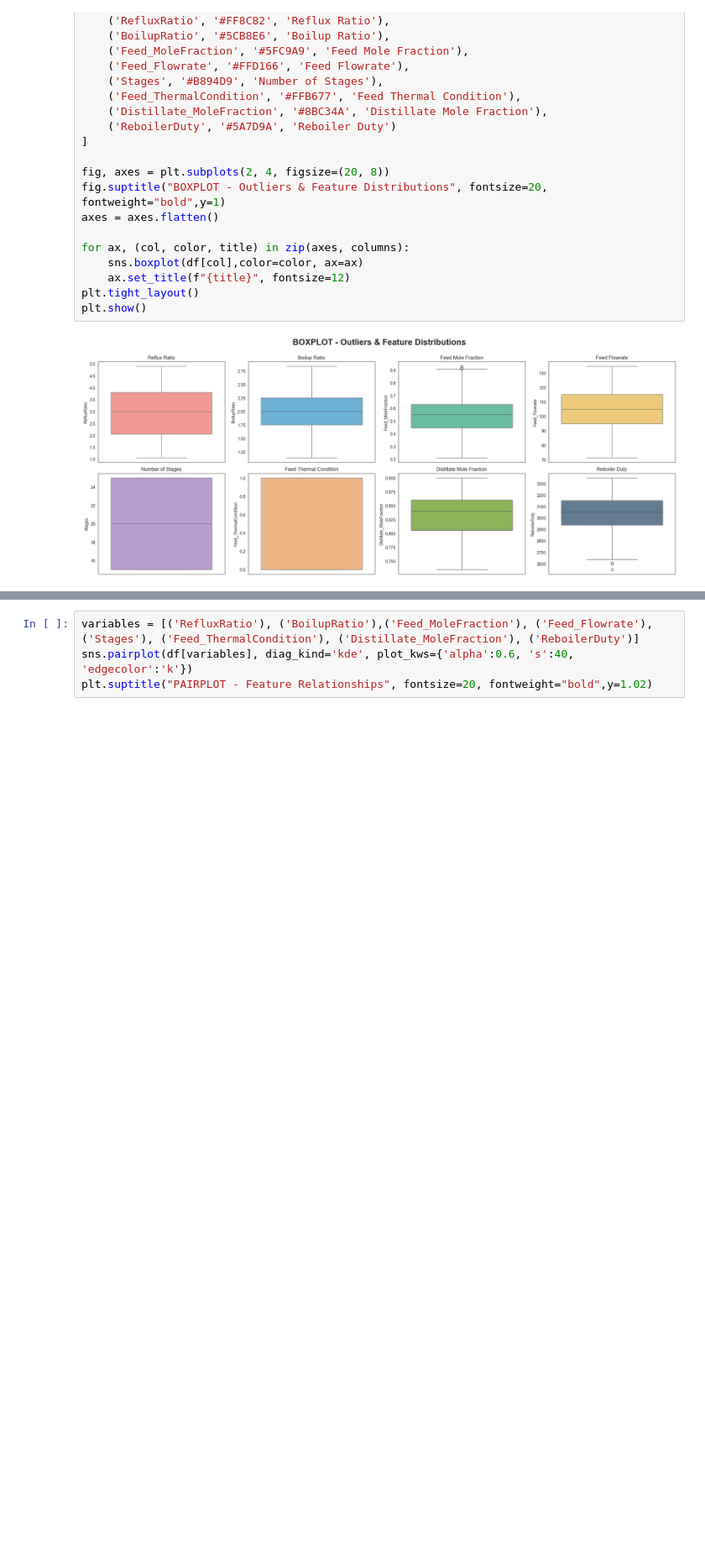
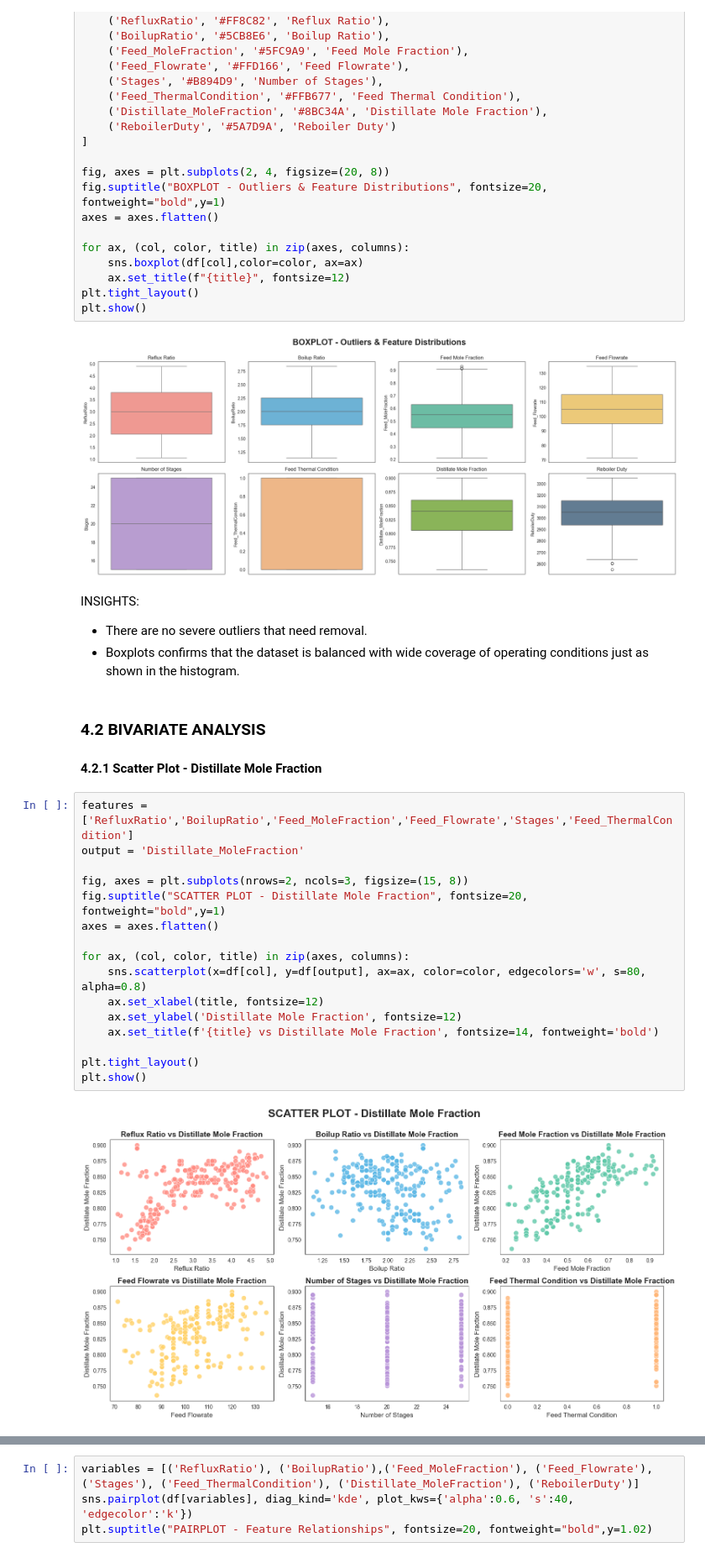
Before and after one commit to aditi-gupta-git/binary-distillation-surrogate-model, a Jupyter notebook: src/notebook/EDA.ipynb, the cells around one changed output, grey strips where cells are left out. Shown at 84% size. Drawn from its saved outputs; the diff is of its cells as text; blank space fills up the shorter version.

Commit message:
EDA Insights

```diff
--- a/src/notebook/EDA.ipynb
+++ b/src/notebook/EDA.ipynb
@@ -252,3 +260,28 @@ plt.tight_layout()
 plt.show()
 # %% [output]
 [figure]
+# %% [markdown]
+INSIGHTS:
+- There are no severe outliers that need removal.
+- Boxplots confirms that the dataset is balanced with wide coverage of operating conditions just as shown in the histogram.
+# %% [markdown]
+### 4.2 BIVARIATE ANALYSIS
+#### 4.2.1 Scatter Plot - Distillate Mole Fraction
+# %%
+features = ['RefluxRatio','BoilupRatio','Feed_MoleFraction','Feed_Flowrate','Stages','Feed_ThermalCondition']
+output = 'Distillate_MoleFraction'
+
+fig, axes = plt.subplots(nrows=2, ncols=3, figsize=(15, 8))
+fig.suptitle("SCATTER PLOT - Distillate Mole Fraction", fontsize=20, fontweight="bold",y=1)
+axes = axes.flatten()
+
+for ax, (col, color, title) in zip(axes, columns):
+    sns.scatterplot(x=df[col], y=df[output], ax=ax, color=color, edgecolors='w', s=80, alpha=0.8)
+    ax.set_xlabel(title, fontsize=12)
+    ax.set_ylabel('Distillate Mole Fraction', fontsize=12)
+    ax.set_title(f'{title} vs Distillate Mole Fraction', fontsize=14, fontweight='bold')
+
+plt.tight_layout()
+plt.show()
+# %% [output]
+[figure, added]
```
Also changed, not shown: parts of 9 cells of this notebook, 1 other file.
